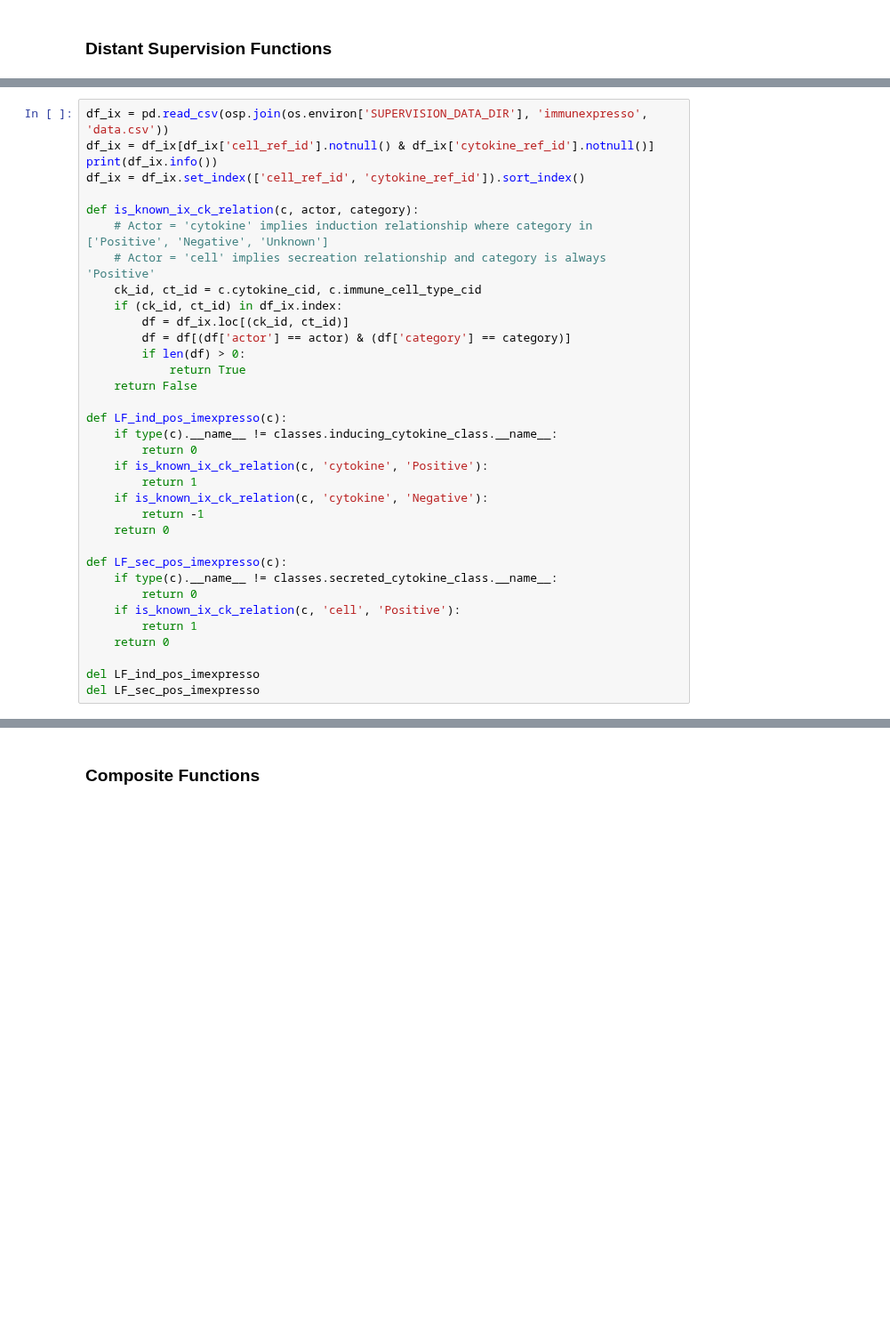
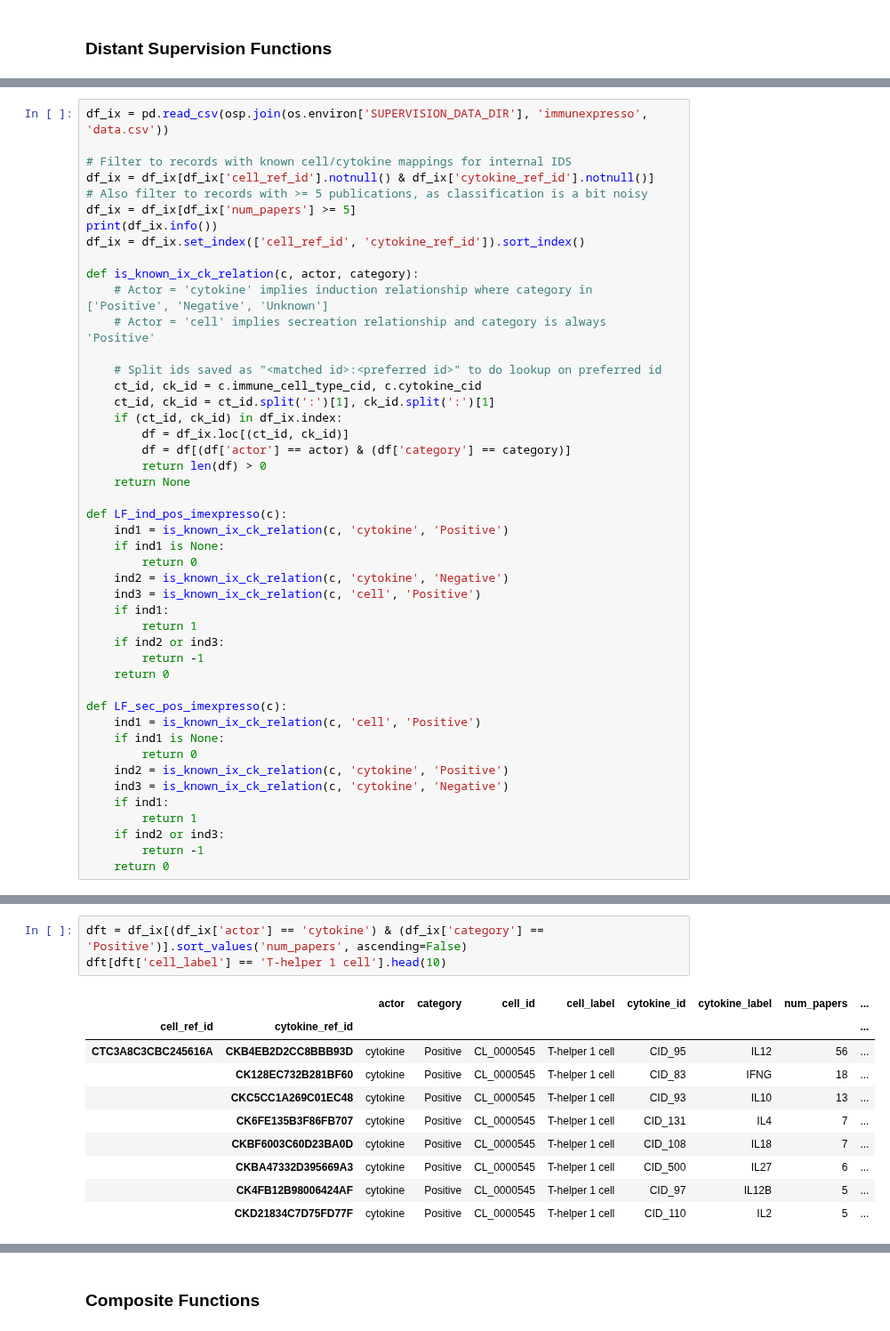
Before and after one commit to hammerlab/t-cell-relation-extraction, a Jupyter notebook: pm_subtype_protein_relations/snorkel/05-training-marginals.ipynb, the cells around one changed output, grey strips where cells are left out. Shown at 89% size. Drawn from its saved outputs; the diff is of its cells as text; blank space fills up the shorter version.

```diff
--- a/pm_subtype_protein_relations/snorkel/05-training-marginals.ipynb
+++ b/pm_subtype_protein_relations/snorkel/05-training-marginals.ipynb
@@ -339,37 +328,48 @@ osp.join(os.environ['SUPERVISION_DATA_DIR'], 'immunexpresso', 'data.csv')
 # %%
 df_ix = pd.read_csv(osp.join(os.environ['SUPERVISION_DATA_DIR'], 'immunexpresso', 'data.csv'))
+
+# Filter to records with known cell/cytokine mappings for internal IDS
 df_ix = df_ix[df_ix['cell_ref_id'].notnull() & df_ix['cytokine_ref_id'].notnull()]
+# Also filter to records with >= 5 publications, as classification is a bit noisy
+df_ix = df_ix[df_ix['num_papers'] >= 5]
 print(df_ix.info())
 df_ix = df_ix.set_index(['cell_ref_id', 'cytokine_ref_id']).sort_index()
 
 def is_known_ix_ck_relation(c, actor, category):
     # Actor = 'cytokine' implies induction relationship where category in ['Positive', 'Negative', 'Unknown']
     # Actor = 'cell' implies secreation relationship and category is always 'Positive'
-    ck_id, ct_id = c.cytokine_cid, c.immune_cell_type_cid
-    if (ck_id, ct_id) in df_ix.index:
-        df = df_ix.loc[(ck_id, ct_id)]
+
+    # Split ids saved as "<matched id>:<preferred id>" to do lookup on preferred id
+    ct_id, ck_id = c.immune_cell_type_cid, c.cytokine_cid
+    ct_id, ck_id = ct_id.split(':')[1], ck_id.split(':')[1]
+    if (ct_id, ck_id) in df_ix.index:
+        df = df_ix.loc[(ct_id, ck_id)]
         df = df[(df['actor'] == actor) & (df['category'] == category)]
-        if len(df) > 0:
-            return True
-    return False
+        return len(df) > 0
+    return None
 
 def LF_ind_pos_imexpresso(c):
-    if type(c).__name__ != classes.inducing_cytokine_class.__name__:
+    ind1 = is_known_ix_ck_relation(c, 'cytokine', 'Positive')
+    if ind1 is None:
         return 0
-    if is_known_ix_ck_relation(c, 'cytokine', 'Positive'):
+    ind2 = is_known_ix_ck_relation(c, 'cytokine', 'Negative')
+    ind3 = is_known_ix_ck_relation(c, 'cell', 'Positive')
+    if ind1:
         return 1
-    if is_known_ix_ck_relation(c, 'cytokine', 'Negative'):
+    if ind2 or ind3:
         return -1
     return 0
 
 def LF_sec_pos_imexpresso(c):
-    if type(c).__name__ != classes.secreted_cytokine_class.__name__:
+    ind1 = is_known_ix_ck_relation(c, 'cell', 'Positive')
+    if ind1 is None:
         return 0
-    if is_known_ix_ck_relation(c, 'cell', 'Positive'):
+    ind2 = is_known_ix_ck_relation(c, 'cytokine', 'Positive')
+    ind3 = is_known_ix_ck_relation(c, 'cytokine', 'Negative')
+    if ind1:
         return 1
+    if ind2 or ind3:
+        return -1
     return 0
-
-del LF_ind_pos_imexpresso
-del LF_sec_pos_imexpresso
 # %% [output]
 <class 'pandas.core.frame.DataFrame'>
@@ -390,0 +393,14 @@ None
+# %%
+dft = df_ix[(df_ix['actor'] == 'cytokine') & (df_ix['category'] == 'Positive')].sort_values('num_papers', ascending=False)
+dft[dft['cell_label'] == 'T-helper 1 cell'].head(10)
+# %% [output]
+|  |  | actor | category | cell_id | cell_label | cytokine_id | cytokine_label | num_papers | ... |
+| cell_ref_id | cytokine_ref_id |  |  |  |  |  |  |  | ... |
+| CTC3A8C3CBC245616A | CKB4EB2D2CC8BBB93D | cytokine | Positive | CL_0000545 | T-helper 1 cell | CID_95 | IL12 | 56 | ... |
+|  | CK128EC732B281BF60 | cytokine | Positive | CL_0000545 | T-helper 1 cell | CID_83 | IFNG | 18 | ... |
+|  | CKC5CC1A269C01EC48 | cytokine | Positive | CL_0000545 | T-helper 1 cell | CID_93 | IL10 | 13 | ... |
+|  | CK6FE135B3F86FB707 | cytokine | Positive | CL_0000545 | T-helper 1 cell | CID_131 | IL4 | 7 | ... |
+|  | CKBF6003C60D23BA0D | cytokine | Positive | CL_0000545 | T-helper 1 cell | CID_108 | IL18 | 7 | ... |
+|  | CKBA47332D395669A3 | cytokine | Positive | CL_0000545 | T-helper 1 cell | CID_500 | IL27 | 6 | ... |
+|  | CK4FB12B98006424AF | cytokine | Positive | CL_0000545 | T-helper 1 cell | CID_97 | IL12B | 5 | ... |
+|  | CKD21834C7D75FD77F | cytokine | Positive | CL_0000545 | T-helper 1 cell | CID_110 | IL2 | 5 | ... |
```
Also changed, not shown: parts of 60 cells of this notebook, 12 other files.
